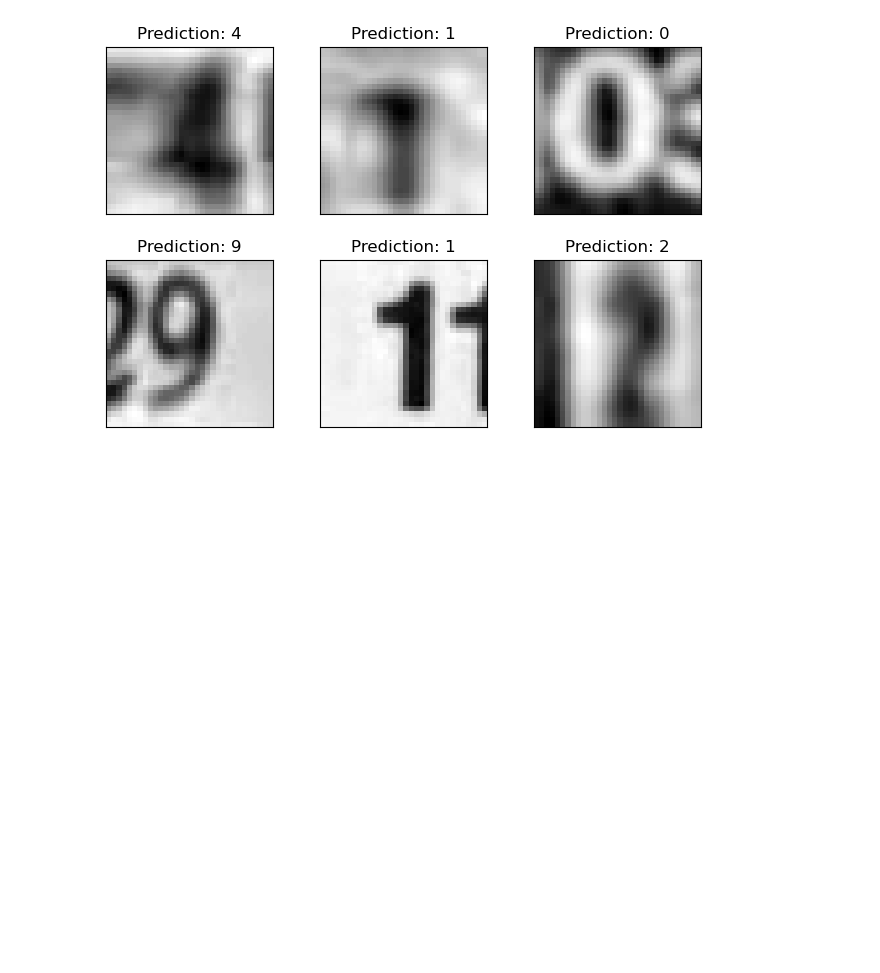
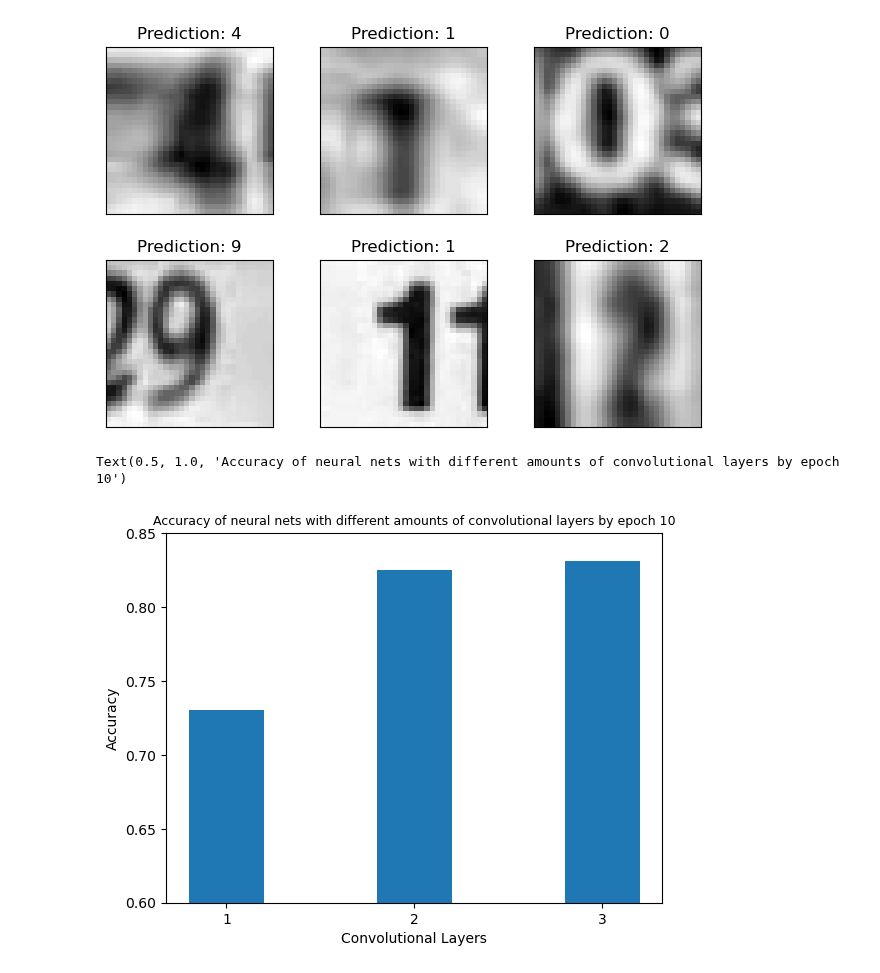
Before and after one commit to RowanA2002/178-convy-net, a Jupyter notebook: SVHN-Exploration.ipynb, the cells around one changed output. Saved outputs shown, nothing was run; the diff lists cells and outputs as text; code cells hidden in the pictures; blank space fills up the shorter version.

```diff
--- a/SVHN-Exploration.ipynb
+++ b/SVHN-Exploration.ipynb
@@ -235,3 +249,15 @@ fig
 plt.show()
 # %% [output]
 [figure]
+# %%
+avg_loss = [0.9689,0.6625,0.5855]
+accuracy = [19004/26032,21483/26032,21629/26032]
+
+plt.ylim(.6,.85)
+plt.bar(["1","2","3"],accuracy,width=.4)
+plt.xlabel("Convolutional Layers")
+plt.ylabel("Accuracy")
+plt.title("Accuracy of neural nets with different amounts of convolutional layers by epoch 10",size=9)
+# %% [output]
+Text(0.5, 1.0, 'Accuracy of neural nets with different amounts of convolutional layers by epoch 10')
+[figure, added]
```
Also changed, not shown: parts of 5 cells of this notebook.
